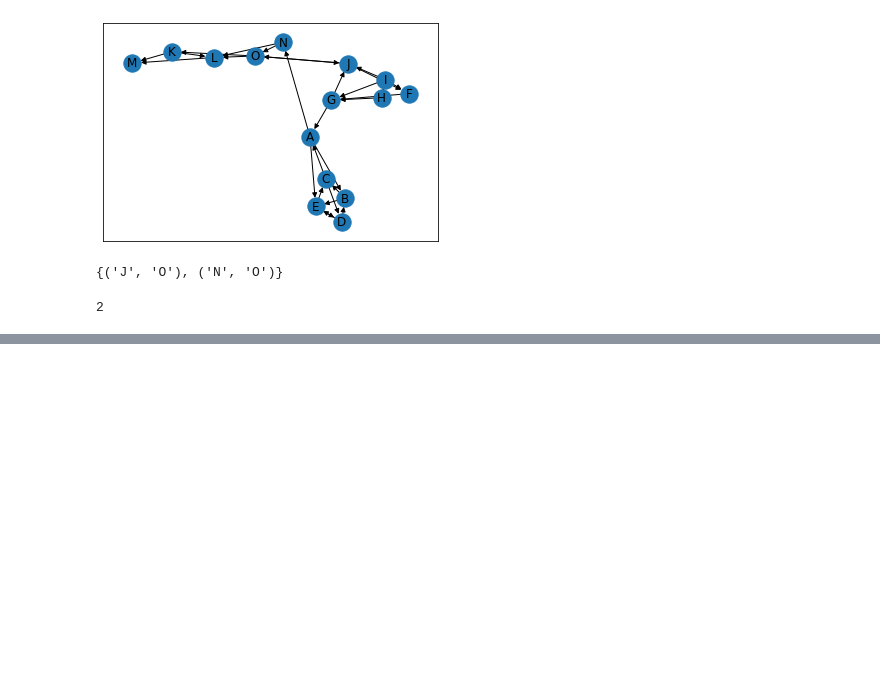
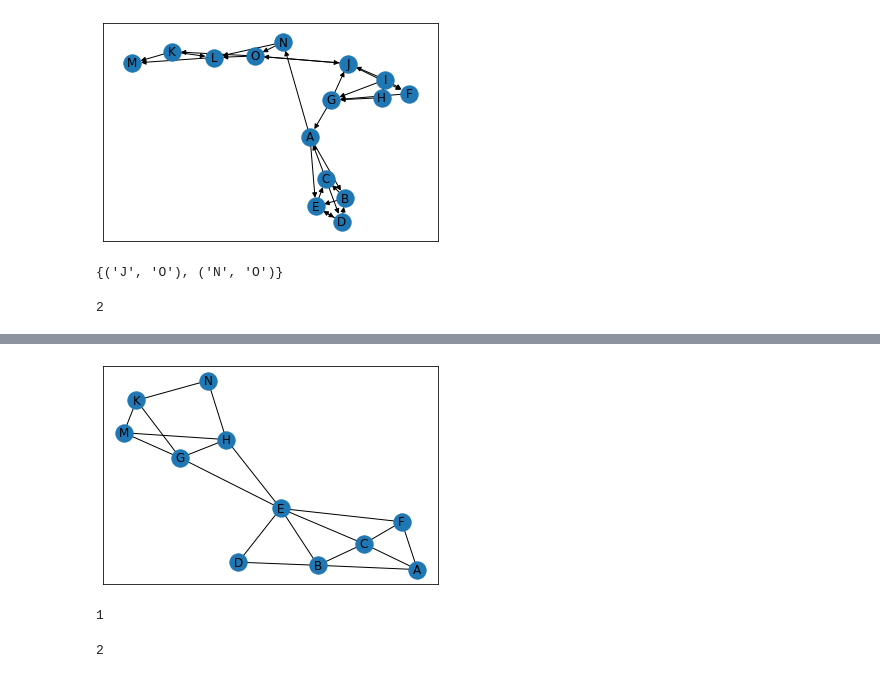
Before and after one commit to 139Vaibhav/Data_Analytics, a Jupyter notebook: Networks/Clustering.ipynb, the cells around one changed output, grey strips where cells are left out. Saved outputs shown, nothing was run; the diff lists cells and outputs as text; code cells hidden in the pictures; blank space fills up the shorter version.

```diff
--- a/Networks/Clustering.ipynb
+++ b/Networks/Clustering.ipynb
@@ -149,0 +198,32 @@ nx.edge_connectivity(G,'H','O')
+# %%
+G2 = nx.Graph()
+G2.add_edges_from([('A','F'),
+                  ('A','B'),
+                  ('A','C'),
+                  ('B','C'),
+                  ('B','E'),
+                  ('B','D'),
+                  ('C','F'),
+                  ('C','E'),
+                  ('F','E'),
+                  ('D','E'),
+                  ('E','G'),
+                  ('E','H'),
+                  ('G','H'),
+                  ('G','M'),
+                  ('G','K'),
+                  ('H','M'),
+                  ('H','N'),
+                  ('K','M'),
+                  ('K','N')])
+nx.draw_networkx(G2)
+# %% [output]
+[figure, added]
+# %%
+nx.node_connectivity(G2)
+# %% [output]
+1
+# %%
+nx.edge_connectivity(G2)
+# %% [output]
+2
```
Also changed, not shown: parts of 13 cells of this notebook.
